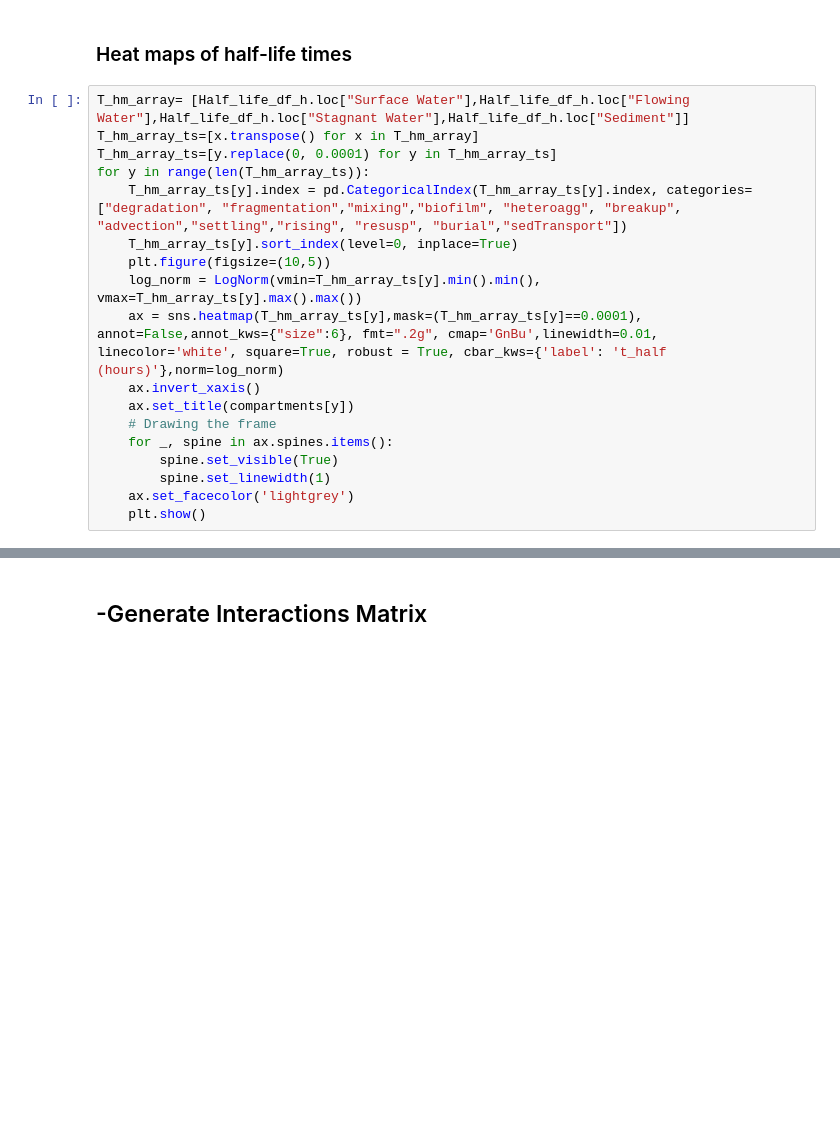
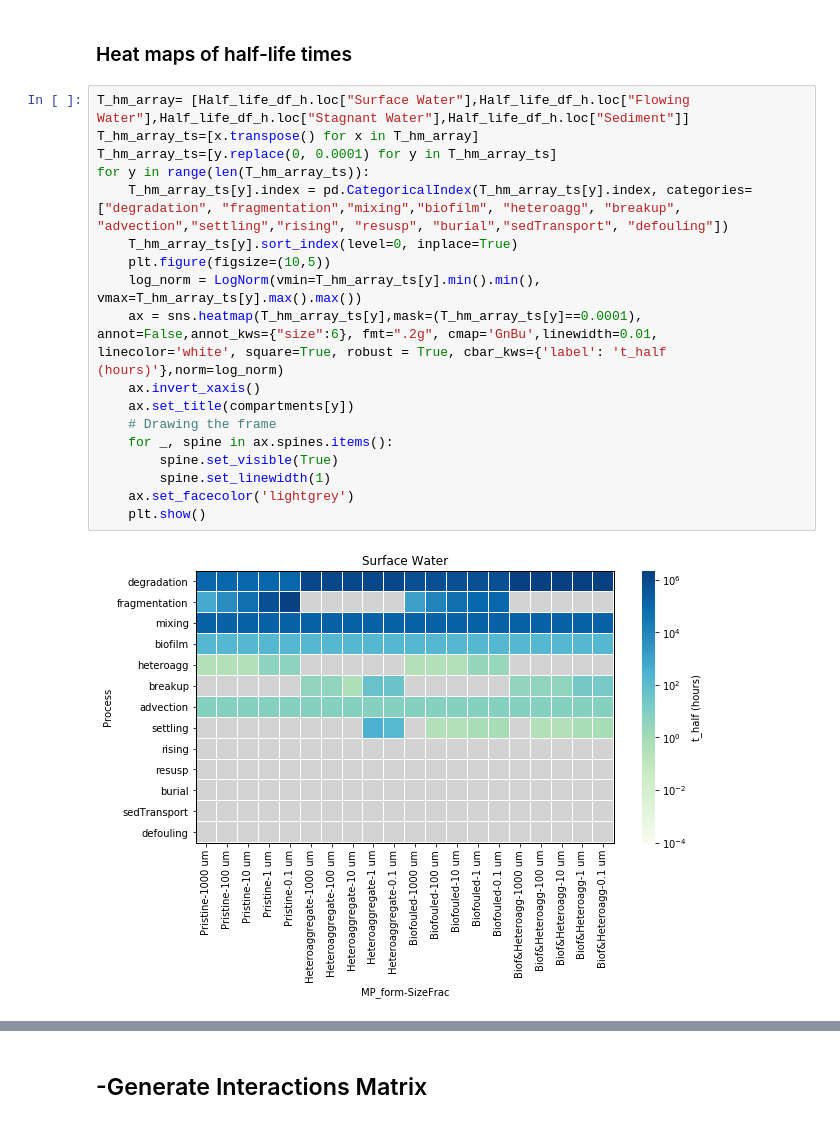
Before and after one commit to Nano2PlastProject/TheFullMulti_RIVER, a Jupyter notebook: FullMulti_RiverModel_Notebook.ipynb, the cells around one changed output, grey strips where cells are left out. Drawn from its saved outputs; the diff is of its cells as text; blank space fills up the shorter version.

```diff
--- a/FullMulti_RiverModel_Notebook.ipynb
+++ b/FullMulti_RiverModel_Notebook.ipynb
@@ -291,18 +324,20 @@ Half_life_df_h
 # %%
 T_hm_array= [Half_life_df_h.loc["Surface Water"],Half_life_df_h.loc["Flowing Water"],Half_life_df_h.loc["Stagnant Water"],Half_life_df_h.loc["Sediment"]]
 T_hm_array_ts=[x.transpose() for x in T_hm_array]
 T_hm_array_ts=[y.replace(0, 0.0001) for y in T_hm_array_ts]
 for y in range(len(T_hm_array_ts)):
-    T_hm_array_ts[y].index = pd.CategoricalIndex(T_hm_array_ts[y].index, categories= ["degradation", "fragmentation","mixing","biofilm", "heteroagg", "breakup", "advection","settling","rising", "resusp", "burial","sedTransport"])
+    T_hm_array_ts[y].index = pd.CategoricalIndex(T_hm_array_ts[y].index, categories= ["degradation", "fragmentation","mixing","biofilm", "heteroagg", "breakup", "advection","settling","rising", "resusp", "burial","sedTransport", "defouling"])
     T_hm_array_ts[y].sort_index(level=0, inplace=True)
     plt.figure(figsize=(10,5))
     log_norm = LogNorm(vmin=T_hm_array_ts[y].min().min(), vmax=T_hm_array_ts[y].max().max())
     ax = sns.heatmap(T_hm_array_ts[y],mask=(T_hm_array_ts[y]==0.0001), annot=False,annot_kws={"size":6}, fmt=".2g", cmap='GnBu',linewidth=0.01, linecolor='white', square=True, robust = True, cbar_kws={'label': 't_half (hours)'},norm=log_norm)
     ax.invert_xaxis()
     ax.set_title(compartments[y])
     # Drawing the frame
     for _, spine in ax.spines.items():
         spine.set_visible(True)
         spine.set_linewidth(1)
     ax.set_facecolor('lightgrey')
     plt.show()
+# %% [output]
+[figure, added]
```
Also changed, not shown: parts of 9 cells of this notebook, 6 other files.
